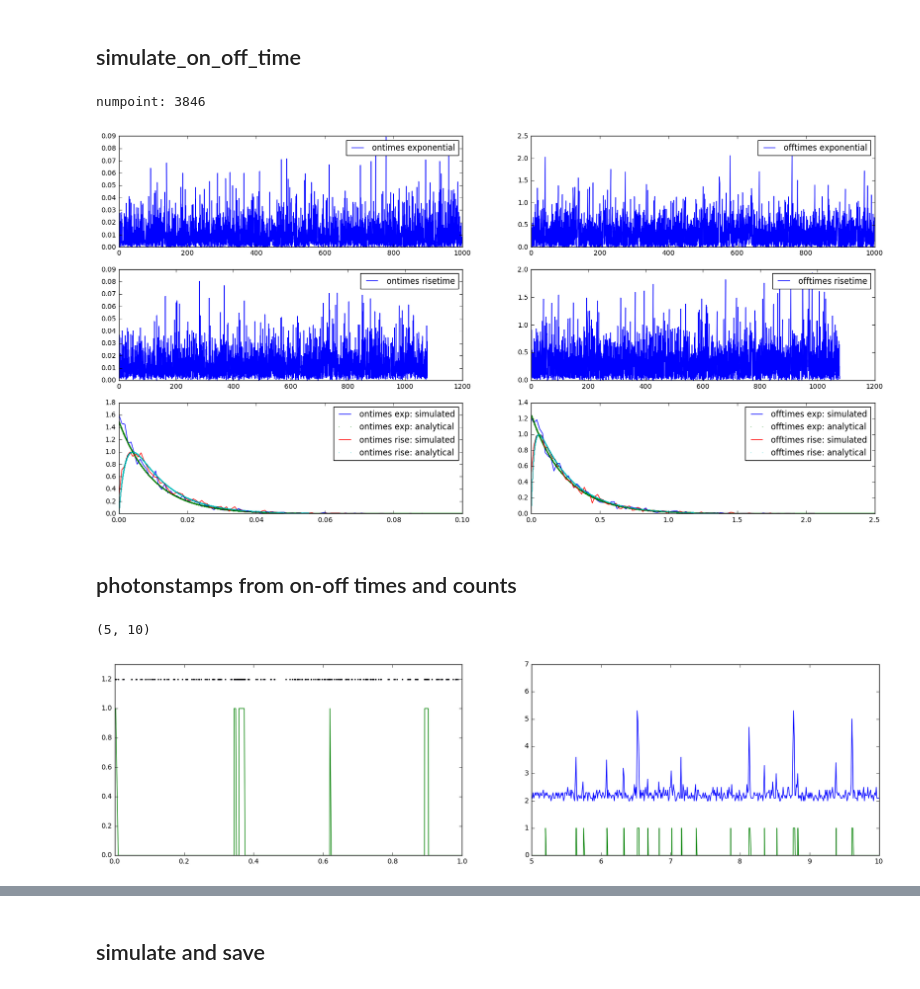
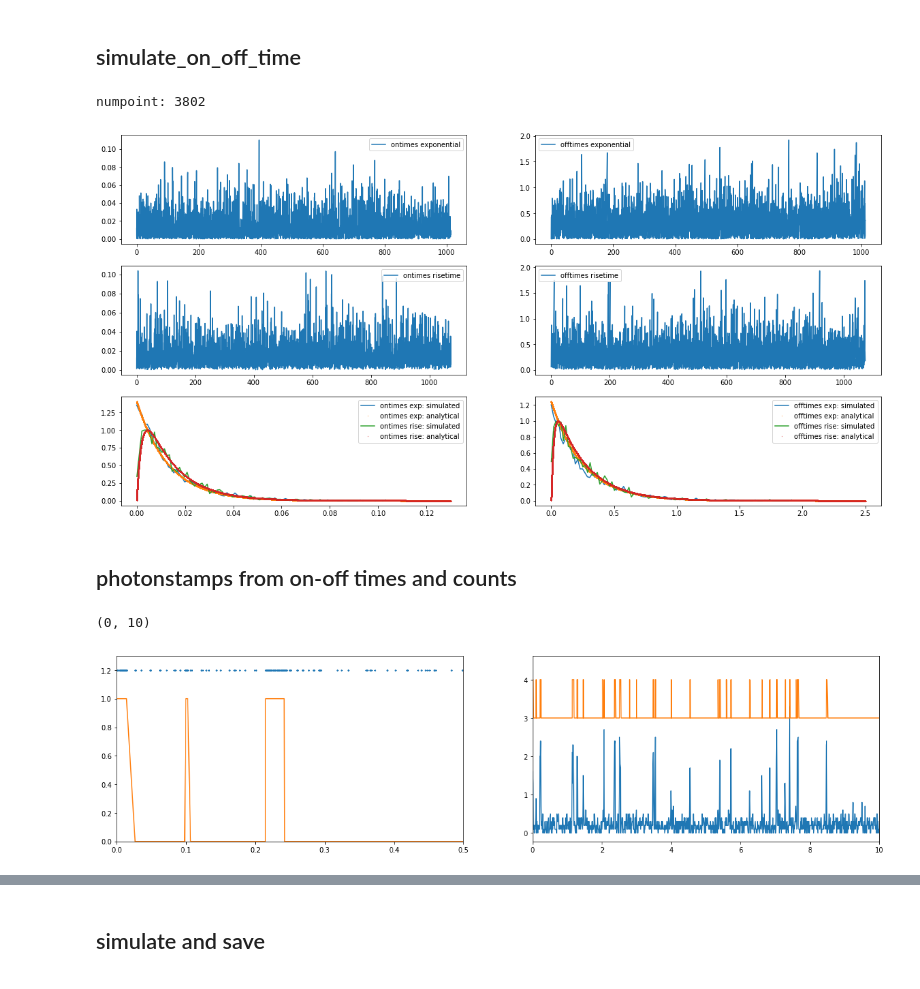
Before and after one commit to biswajitSM/Azurin_SM_repo, a Jupyter notebook: Analysis/Simulation.ipynb, the cells around one changed output, grey strips where cells are left out. Drawn from its saved outputs; the diff is of its cells as text; code cells hidden in the pictures.

```diff
--- a/Analysis/Simulation.ipynb
+++ b/Analysis/Simulation.ipynb
@@ -45,12 +71,12 @@ tov value is: 0.016274188076145425
 # %% [markdown]
 ## simulate_on_off_time
 # %%
-out = simulate_on_off_times(ton1=0.016, ton2=0.002, toff1=0.250,
+out = simulate_on_off_times(ton1=0.013, ton2=0.002, toff1=0.250,
                         toff2=0.02, time_len=1000, plotting=True);
 [ontimes_exp_1, ontimes_exp_rise, offtimes_exp_1, offtimes_exp_rise] = out
 # %% [output]
-numpoint: 3846
+numpoint: 3802
-[figure, old version]
+[figure, new version]
 # %% [markdown]
 ## photonstamps from on-off times and counts
 # %%
@@ -61,4 +87,5 @@ timestamps, timestamps_marker = timestamps_from_onofftrace(ontimes, offtimes,
 # %%
+#plotting
 bintime = 10e-3;
 bins = np.int((max(timestamps) - min(timestamps))/bintime)
 hist, trace = np.histogram(timestamps, bins=bins)
@@ -69,14 +96,14 @@ ax00 = plt.subplot2grid((nrows, ncols), (0,0))
 ax01 = plt.subplot2grid((nrows, ncols), (0,1))
 ax00.plot(timestamps, 0.2+np.ones_like(timestamps), '*',ms=2);
 ax00.plot(timestamps, timestamps_marker);
-ax00.set_xlim(0, 1)
+ax00.set_xlim(0, 0.5)
 ax00.set_ylim(0, 1.3)
-ax01.plot(trace[:-1], 2+hist*1e-3/bintime)
-ax01.plot(timestamps, timestamps_marker)
-ax01.set_xlim(5, 10)
+ax01.plot(trace[:-1], hist*1e-3/bintime)
+ax01.plot(timestamps, 3+timestamps_marker)
+ax01.set_xlim(0, 10)
 # %% [output]
-(5, 10)
+(0, 10)
-[figure, old version]
+[figure, new version]
 # %%
 %run simulation.py
 intensity_fit(timestamps, bintime=10e-3)
```
Also changed, not shown: parts of 19 cells of this notebook, 4 other files.
